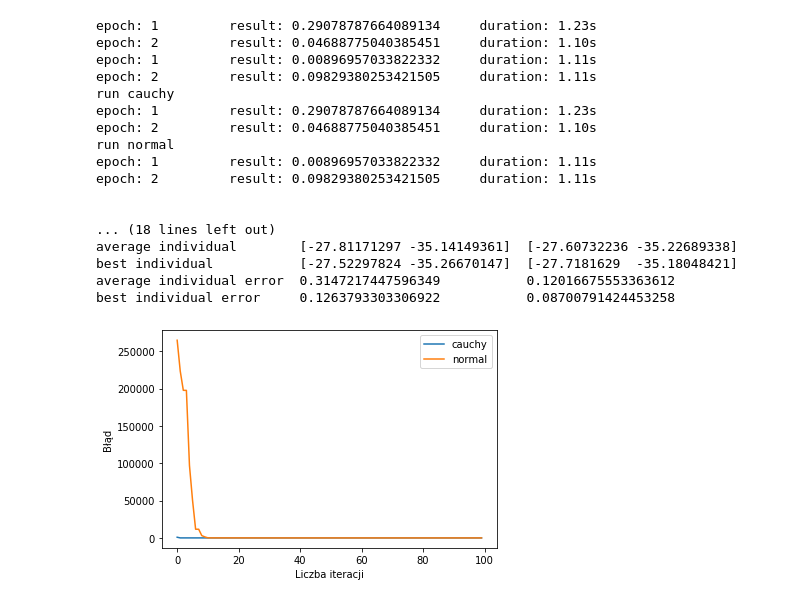
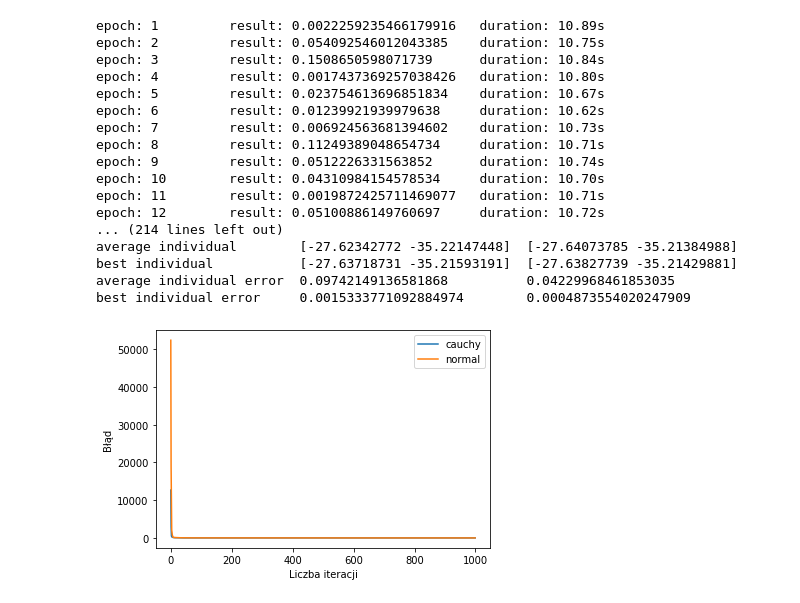
Before and after one commit to adamnapieralski/pszt-evolutionary-cauchy-searching, a Jupyter notebook: cec17_analyzer.ipynb, the cells around one changed output. Drawn from its saved outputs; the diff is of its cells as text; code cells hidden in the pictures.

```diff
--- a/cec17_analyzer.ipynb
+++ b/cec17_analyzer.ipynb
@@ -89,26 +89,26 @@ def analyze_function(function_name, dims, population_size=50, runs=10, max_itera
     with open(txtfilename, 'r') as f:
         print(f.read())
 # %%
-analyze_function('bent_cigar', dims=2, population_size=50, runs=2, max_iterations = 100)
+analyze_function('bent_cigar', dims=2, population_size=50, runs=51, max_iterations = 1000)
 # %% [output]
-epoch: 1         result: 0.29078787664089134     duration: 1.23s
-epoch: 2         result: 0.04688775040385451     duration: 1.10s
-epoch: 1         result: 0.00896957033822332     duration: 1.11s
-epoch: 2         result: 0.09829380253421505     duration: 1.11s
-run cauchy
-epoch: 1         result: 0.29078787664089134     duration: 1.23s
-epoch: 2         result: 0.04688775040385451     duration: 1.10s
-run normal
-epoch: 1         result: 0.00896957033822332     duration: 1.11s
-epoch: 2         result: 0.09829380253421505     duration: 1.11s
-
-
-... (18 lines left out)
-average individual        [-27.81171297 -35.14149361]  [-27.60732236 -35.22689338]
-best individual           [-27.52297824 -35.26670147]  [-27.7181629  -35.18048421]
-average individual error  0.3147217447596349           0.12016675553363612
-best individual error     0.1263793303306922           0.08700791424453258
+epoch: 1         result: 0.0022259235466179916   duration: 10.89s
+epoch: 2         result: 0.054092546012043385    duration: 10.75s
+epoch: 3         result: 0.1508650598071739      duration: 10.84s
+epoch: 4         result: 0.0017437369257038426   duration: 10.80s
+epoch: 5         result: 0.023754613696851834    duration: 10.67s
+epoch: 6         result: 0.01239921939979638     duration: 10.62s
+epoch: 7         result: 0.006924563681394602    duration: 10.73s
+epoch: 8         result: 0.11249389048654734     duration: 10.71s
+epoch: 9         result: 0.0512226331563852      duration: 10.74s
+epoch: 10        result: 0.04310984154578534     duration: 10.70s
+epoch: 11        result: 0.0019872425711469077   duration: 10.71s
+epoch: 12        result: 0.05100886149760697     duration: 10.72s
+... (214 lines left out)
+average individual        [-27.62342772 -35.22147448]  [-27.64073785 -35.21384988]
+best individual           [-27.63718731 -35.21593191]  [-27.63827739 -35.21429881]
+average individual error  0.09742149136581868          0.04229968461853035
+best individual error     0.0015333771092884974        0.0004873554020247909
-[figure, old version]
+[figure, new version]
 # %%
 analyze_function('rosenbrock', dims=2, population_size=50, runs=51, max_iterations = 1000)
 # %% [output]
```
Also changed, not shown: parts of 12 cells of this notebook, 36 other files.
